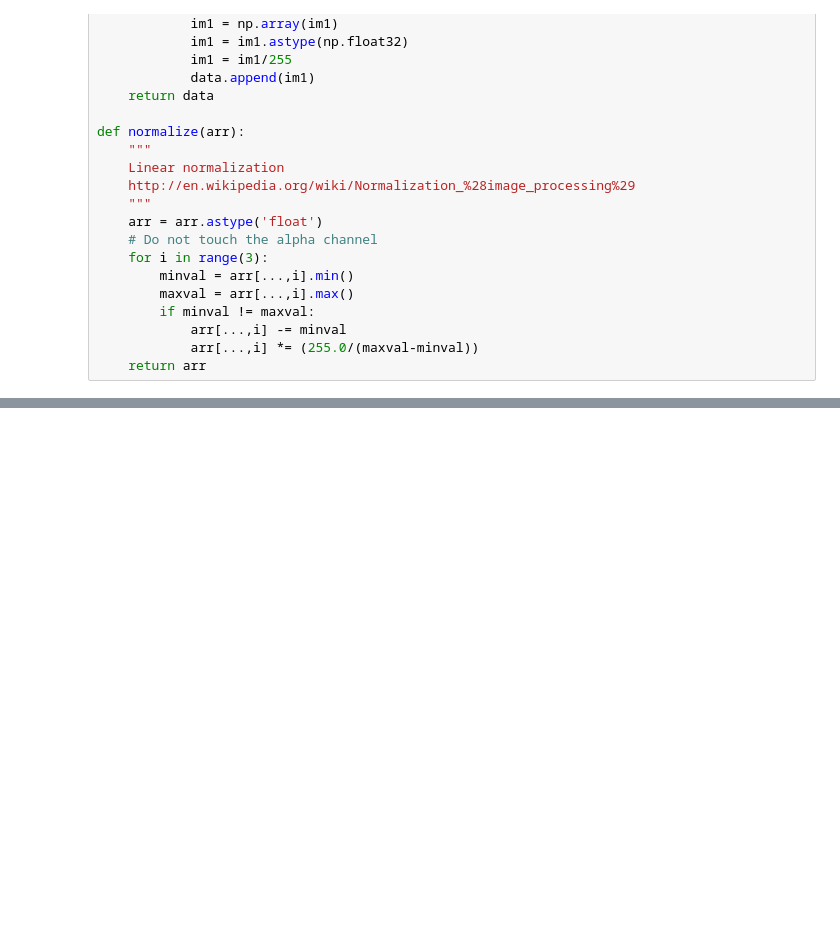
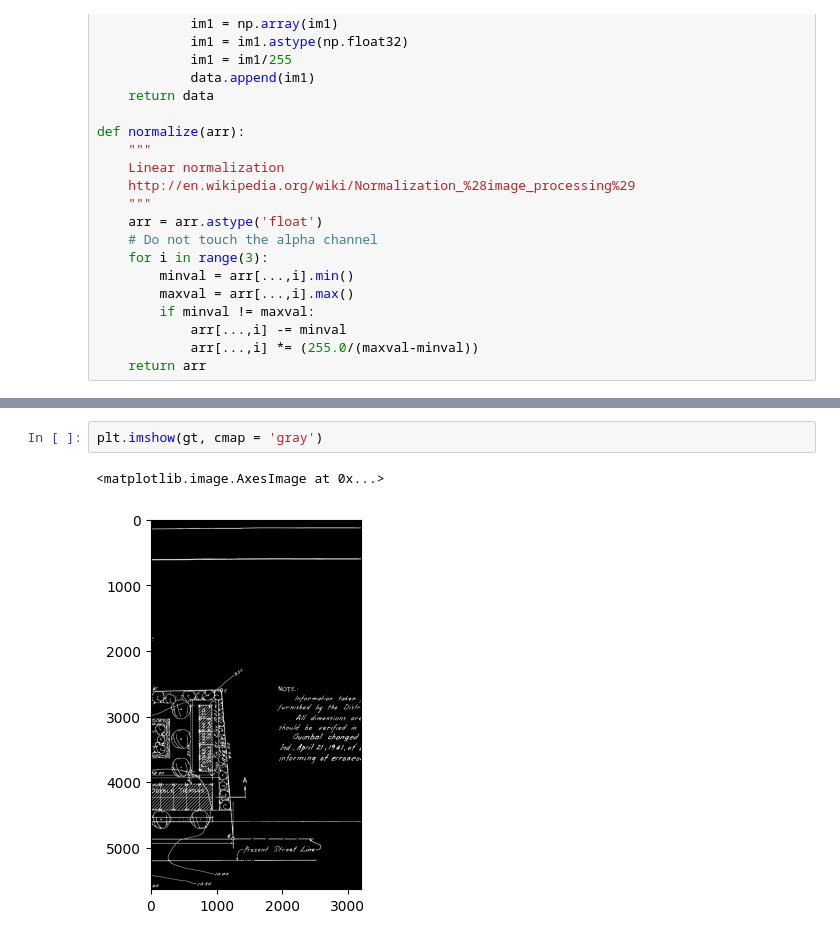
Before and after one commit to mgnarag/binarization-lowres, a Jupyter notebook: Metric.ipynb, the cells around one changed output, grey strips where cells are left out. Drawn from its saved outputs; the diff is of its cells as text; blank space fills up the shorter version.

```diff
--- a/Metric.ipynb
+++ b/Metric.ipynb
@@ -294,0 +191,5 @@ Model =  6
+# %%
+plt.imshow(gt, cmap = 'gray')
+# %% [output]
+<matplotlib.image.AxesImage at 0x...>
+[figure, added]
```
Also changed, not shown: parts of 9 cells of this notebook.
